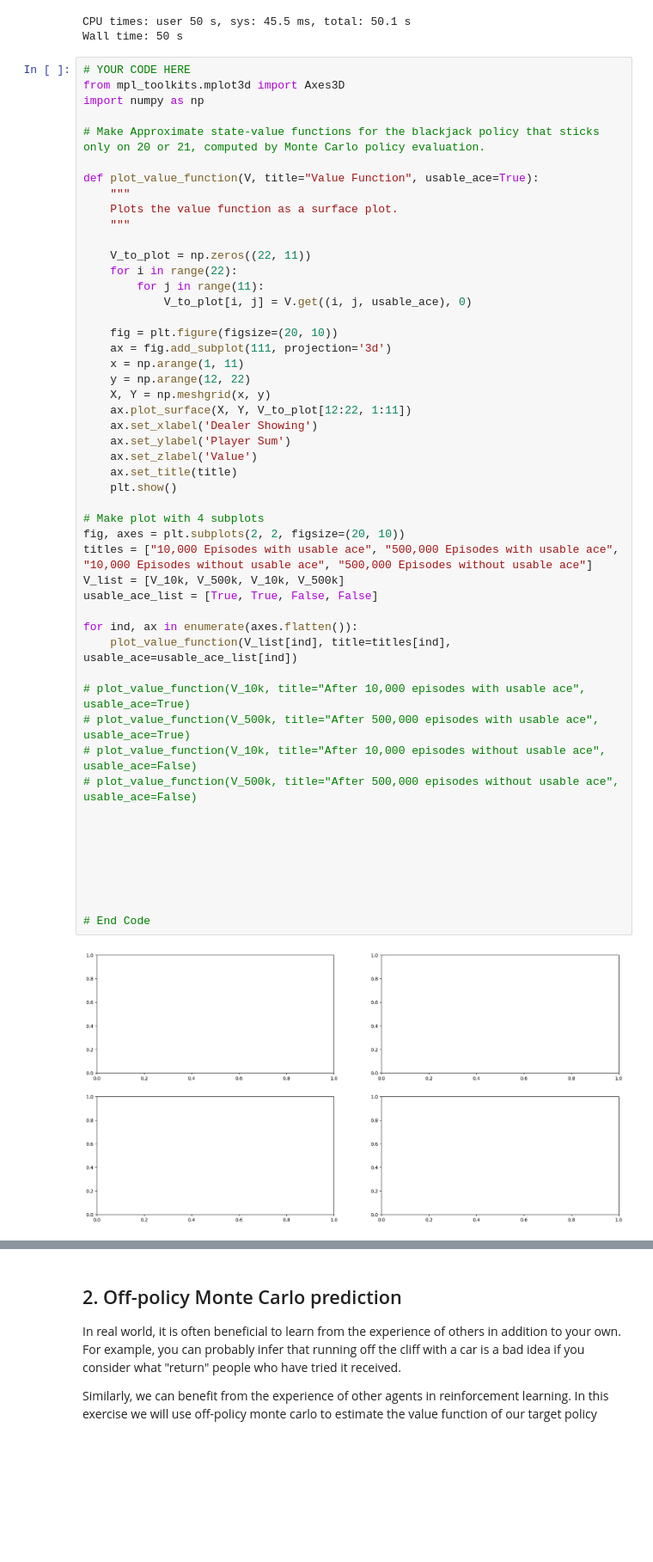
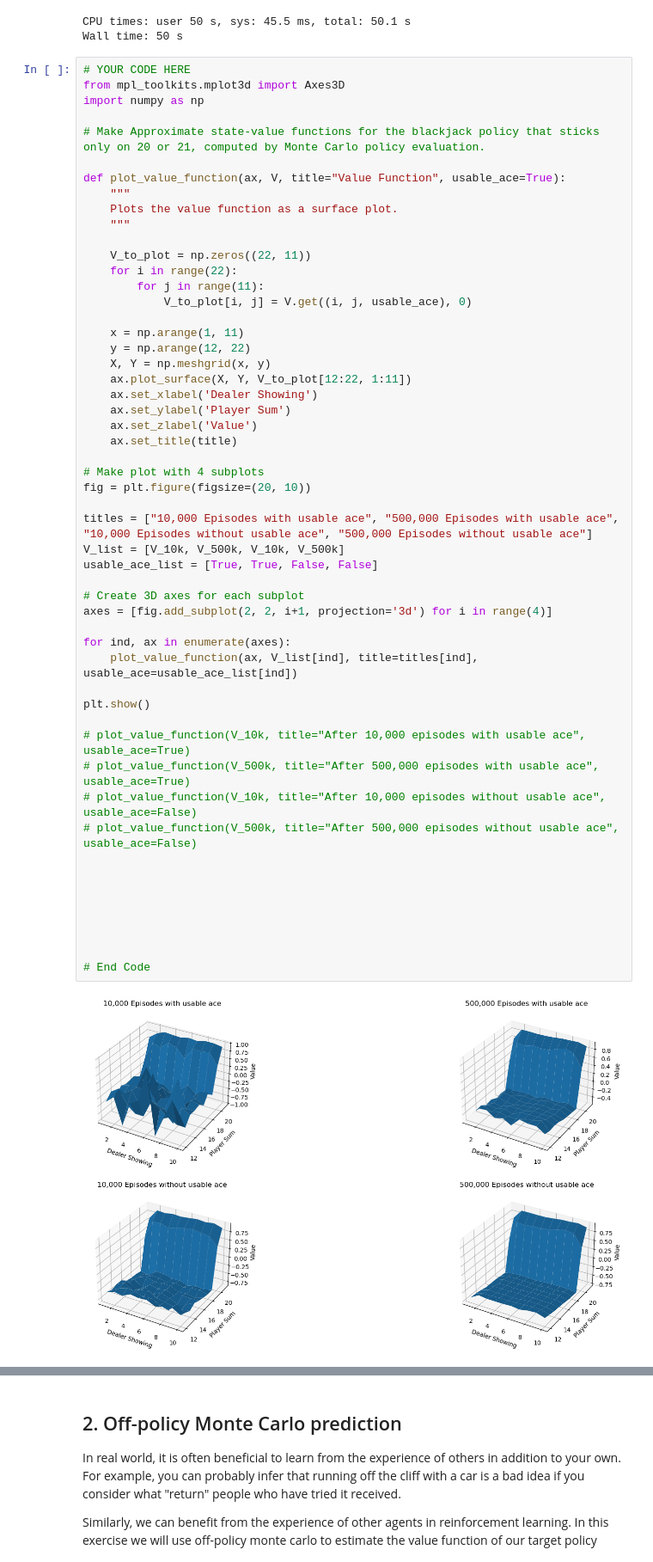
Before and after one commit to Sergi095/Uva_RLcourse_2023, a Jupyter notebook: lab2/MC_lab.ipynb, the cells around one changed output, grey strips where cells are left out. Shown at 86% size. Saved outputs shown, nothing was run; the diff lists cells and outputs as text; blank space fills up the shorter version.

Commit message:
updated graph

```diff
--- a/lab2/MC_lab.ipynb
+++ b/lab2/MC_lab.ipynb
@@ -311,7 +311,7 @@ import numpy as np
 
 # Make Approximate state-value functions for the blackjack policy that sticks only on 20 or 21, computed by Monte Carlo policy evaluation.
 
-def plot_value_function(V, title="Value Function", usable_ace=True):
+def plot_value_function(ax, V, title="Value Function", usable_ace=True):
     """
     Plots the value function as a surface plot.
     """
@@ -321,38 +321,41 @@ def plot_value_function(V, title="Value Function", usable_ace=True):
         for j in range(11):
             V_to_plot[i, j] = V.get((i, j, usable_ace), 0)
 
-    fig = plt.figure(figsize=(20, 10))
-    ax = fig.add_subplot(111, projection='3d')
     x = np.arange(1, 11)
     y = np.arange(12, 22)
     X, Y = np.meshgrid(x, y)
     ax.plot_surface(X, Y, V_to_plot[12:22, 1:11])
     ax.set_xlabel('Dealer Showing')
     ax.set_ylabel('Player Sum')
     ax.set_zlabel('Value')
     ax.set_title(title)
-    plt.show()
 
 # Make plot with 4 subplots
-fig, axes = plt.subplots(2, 2, figsize=(20, 10))
+fig = plt.figure(figsize=(20, 10))
+
 titles = ["10,000 Episodes with usable ace", "500,000 Episodes with usable ace", "10,000 Episodes without usable ace", "500,000 Episodes without usable ace"]
 V_list = [V_10k, V_500k, V_10k, V_500k]
 usable_ace_list = [True, True, False, False]
 
-for ind, ax in enumerate(axes.flatten()):
-    plot_value_function(V_list[ind], title=titles[ind], usable_ace=usable_ace_list[ind])
+# Create 3D axes for each subplot
+axes = [fig.add_subplot(2, 2, i+1, projection='3d') for i in range(4)]
+
+for ind, ax in enumerate(axes):
+    plot_value_function(ax, V_list[ind], title=titles[ind], usable_ace=usable_ace_list[ind])
+
+plt.show()
 
 # plot_value_function(V_10k, title="After 10,000 episodes with usable ace", usable_ace=True)
 # plot_value_function(V_500k, title="After 500,000 episodes with usable ace", usable_ace=True)
 # plot_value_function(V_10k, title="After 10,000 episodes without usable ace", usable_ace=False)
 # plot_value_function(V_500k, title="After 500,000 episodes without usable ace", usable_ace=False)
 
 
 
 
 
 
 
 # End Code
 # %% [output]
-[figure, old version]
+[figure, new version]
```
Also changed, not shown: parts of 1 cell of this notebook.
